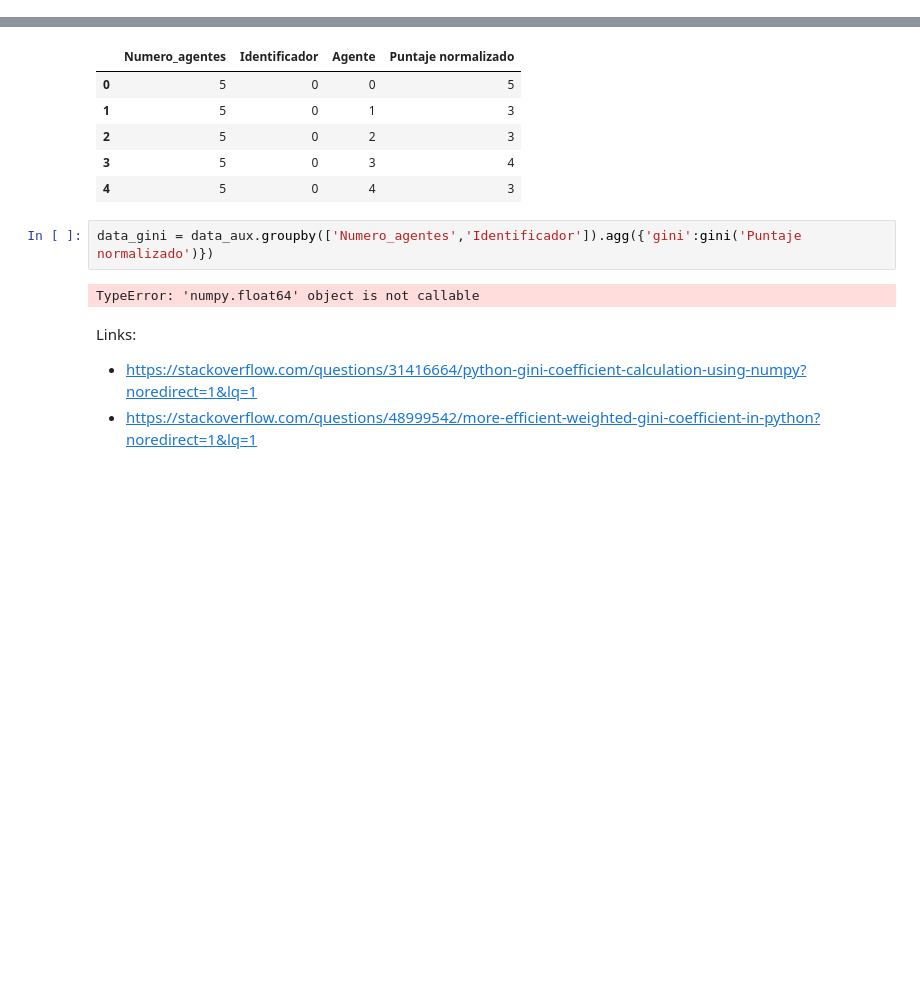
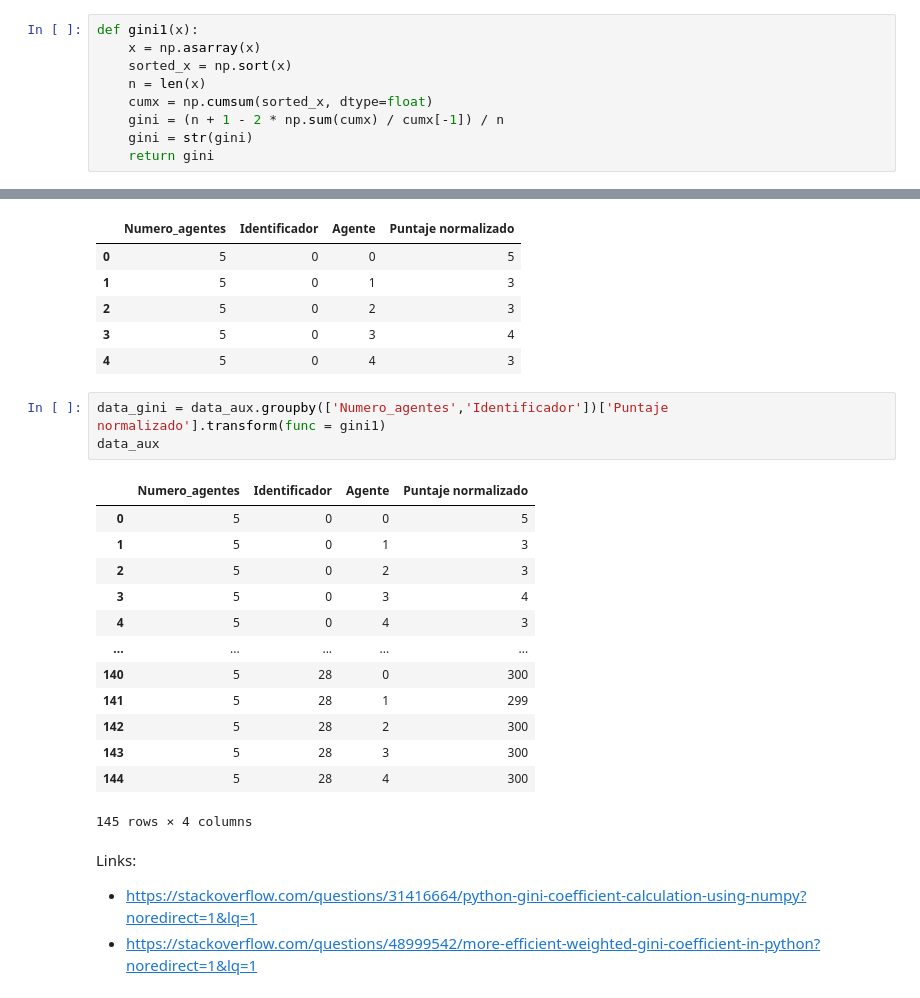
Before and after one commit to Slendercoder/SemilleroMSFS, a Jupyter notebook: Codigos/medidas.ipynb, the cells around one changed output, grey strips where cells are left out. Saved outputs shown, nothing was run; the diff lists cells and outputs as text; blank space fills up the shorter version.

Commit message:
Arreglos Gini

```diff
--- a/Codigos/medidas.ipynb
+++ b/Codigos/medidas.ipynb
@@ -172,3 +173,12 @@ plt.show()
+# %%
+def gini1(x):
+    x = np.asarray(x)
+    sorted_x = np.sort(x)
+    n = len(x)
+    cumx = np.cumsum(sorted_x, dtype=float)
+    gini = (n + 1 - 2 * np.sum(cumx) / cumx[-1]) / n
+    gini = str(gini)
+    return gini
 # %%
 data_aux = data.copy()
 data_aux['Puntaje normalizado'] = data_aux['Puntaje'] + 1
@@ -182,9 +192,22 @@ data_aux.head()
 | 3 | 5 | 0 | 3 | 4 |
 | 4 | 5 | 0 | 4 | 3 |
 # %%
-data_gini = data_aux.groupby(['Numero_agentes','Identificador']).agg({'gini':gini('Puntaje normalizado')})
+data_gini = data_aux.groupby(['Numero_agentes','Identificador'])['Puntaje normalizado'].transform(func = gini1)
+data_aux
 # %% [output]
+|  | Numero_agentes | Identificador | Agente | Puntaje normalizado |
+| 0 | 5 | 0 | 0 | 5 |
+| 1 | 5 | 0 | 1 | 3 |
+| 2 | 5 | 0 | 2 | 3 |
+| 3 | 5 | 0 | 3 | 4 |
+| 4 | 5 | 0 | 4 | 3 |
+| ... | ... | ... | ... | ... |
+| 140 | 5 | 28 | 0 | 300 |
+| 141 | 5 | 28 | 1 | 299 |
+| 142 | 5 | 28 | 2 | 300 |
+| 143 | 5 | 28 | 3 | 300 |
+| 144 | 5 | 28 | 4 | 300 |
-TypeError: 'numpy.float64' object is not callable
+145 rows × 4 columns
 # %% [markdown]
 Links:
 
```
Also changed, not shown: parts of 3 cells of this notebook.
